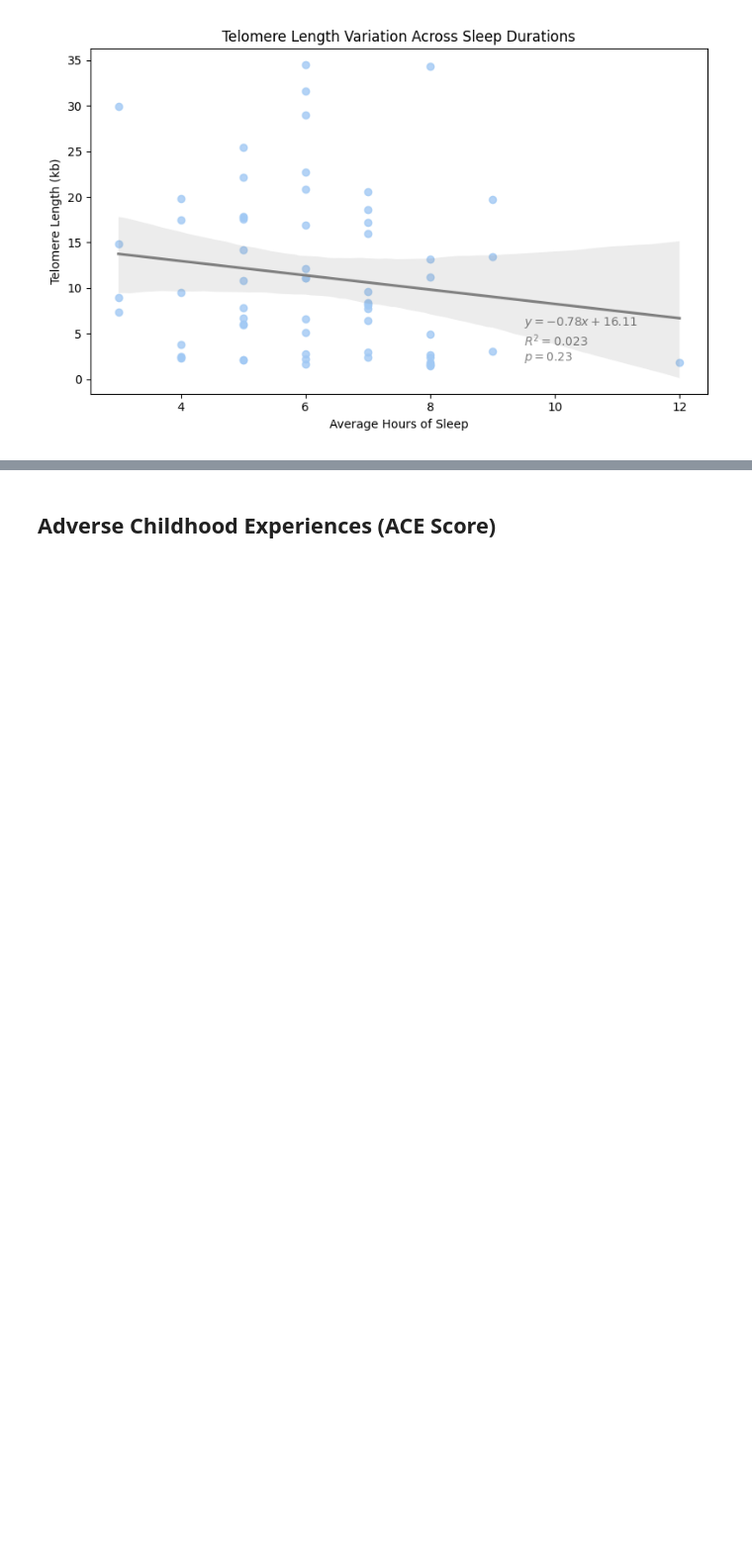
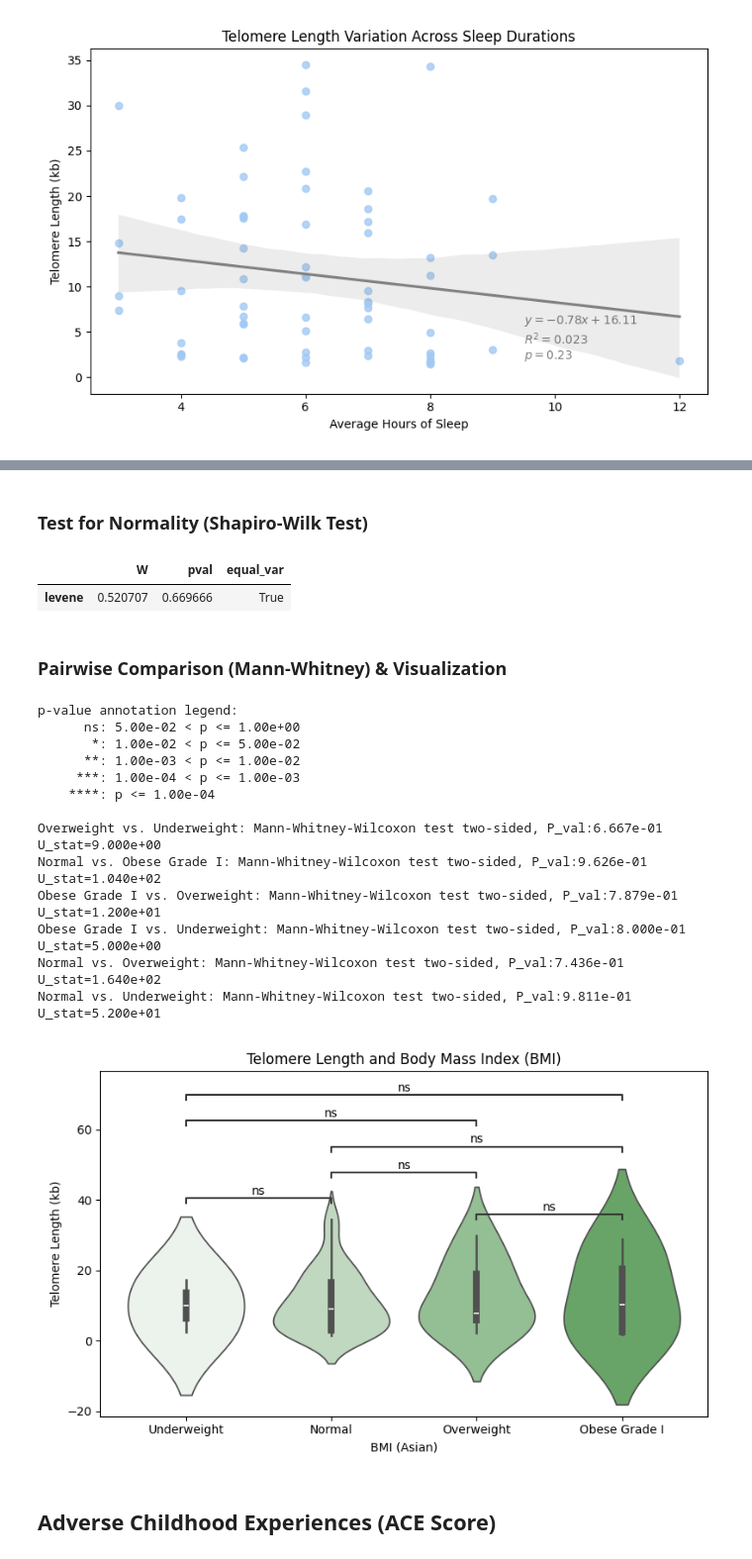
Before and after one commit to akaeii/telomere-mental-health, a Jupyter notebook: exploratory_data_analysis.ipynb, the cells around one changed output, grey strips where cells are left out. Shown at 99% size. Drawn from its saved outputs; the diff is of its cells as text; code cells hidden in the pictures; blank space fills up the shorter version.

Commit message:
Added telomere length vs. BMI analysis.

```diff
--- a/exploratory_data_analysis.ipynb
+++ b/exploratory_data_analysis.ipynb
@@ -554,0 +554,5 @@ sleep_tl_fig.savefig(
+# %%
+bmi_temp = data[["bmi_asian", "telomere_length"]].copy()
+bmi_temp.bmi_asian = data.bmi_asian.map(
+    {1: "Underweight", 2: "Normal", 3: "Overweight", 4: "Obese Grade I"}
+)
@@ -554,0 +570,62 @@ sleep_tl_fig.savefig(
+# %% [markdown]
+<h3>Test for Normality (Shapiro-Wilk Test)</h3>
+# %%
+pg.homoscedasticity(
+    data=bmi_temp, dv="telomere_length", group="bmi_asian", method="levene"
+)
+# %% [output]
+|  | W | pval | equal_var |
+| levene | 0.520707 | 0.669666 | True |
+# %% [markdown]
+<h3>Pairwise Comparison (Mann-Whitney) & Visualization</h3>
+# %%
+bmi_pairs = list(
+    combinations(["Underweight", "Normal", "Overweight", "Obese Grade I"], r=2)
+)
+# %%
+bmi_tl_fig, bmi_tl_ax = plt.subplots(1, 1, figsize=(8, 5))
+bmi_palette = sns.light_palette("green", n_colors=6)
+
+sns.violinplot(
+    data=bmi_temp,
+    x="bmi_asian",
+    y="telomere_length",
+    hue="bmi_asian",
+    ax=bmi_tl_ax,
+    order=["Underweight", "Normal", "Overweight", "Obese Grade I"],
+    palette=[bmi_palette[i] for i in [1, 3, 2, 0]],
+)
+
+annotator = Annotator(
+    ax=bmi_tl_ax,
+    pairs=bmi_pairs,
+    x=bmi_temp.bmi_asian,
+    y=bmi_temp.telomere_length,
+)
+
+annotator.configure(test="Mann-Whitney", text_format="star", loc="inside")
+annotator.apply_and_annotate()
+
+bmi_tl_ax.set(
+    title="Telomere Length and Body Mass Index (BMI)",
+    xlabel="BMI (Asian)",
+    ylabel="Telomere Length (kb)",
+)
+
+bmi_tl_fig.tight_layout()
+bmi_tl_fig.savefig("figures/Telomere Length vs. BMI.png", dpi=300)
+# %% [output]
+p-value annotation legend:
+      ns: 5.00e-02 < p <= 1.00e+00
+       *: 1.00e-02 < p <= 5.00e-02
+      **: 1.00e-03 < p <= 1.00e-02
+     ***: 1.00e-04 < p <= 1.00e-03
+    ****: p <= 1.00e-04
+
+Overweight vs. Underweight: Mann-Whitney-Wilcoxon test two-sided, P_val:6.667e-01 U_stat=9.000e+00
+Normal vs. Obese Grade I: Mann-Whitney-Wilcoxon test two-sided, P_val:9.626e-01 U_stat=1.040e+02
+Obese Grade I vs. Overweight: Mann-Whitney-Wilcoxon test two-sided, P_val:7.879e-01 U_stat=1.200e+01
+Obese Grade I vs. Underweight: Mann-Whitney-Wilcoxon test two-sided, P_val:8.000e-01 U_stat=5.000e+00
+Normal vs. Overweight: Mann-Whitney-Wilcoxon test two-sided, P_val:7.436e-01 U_stat=1.640e+02
+Normal vs. Underweight: Mann-Whitney-Wilcoxon test two-sided, P_val:9.811e-01 U_stat=5.200e+01
+[figure, added]
```
Also changed, not shown: parts of 5 cells of this notebook, 1 other file.
